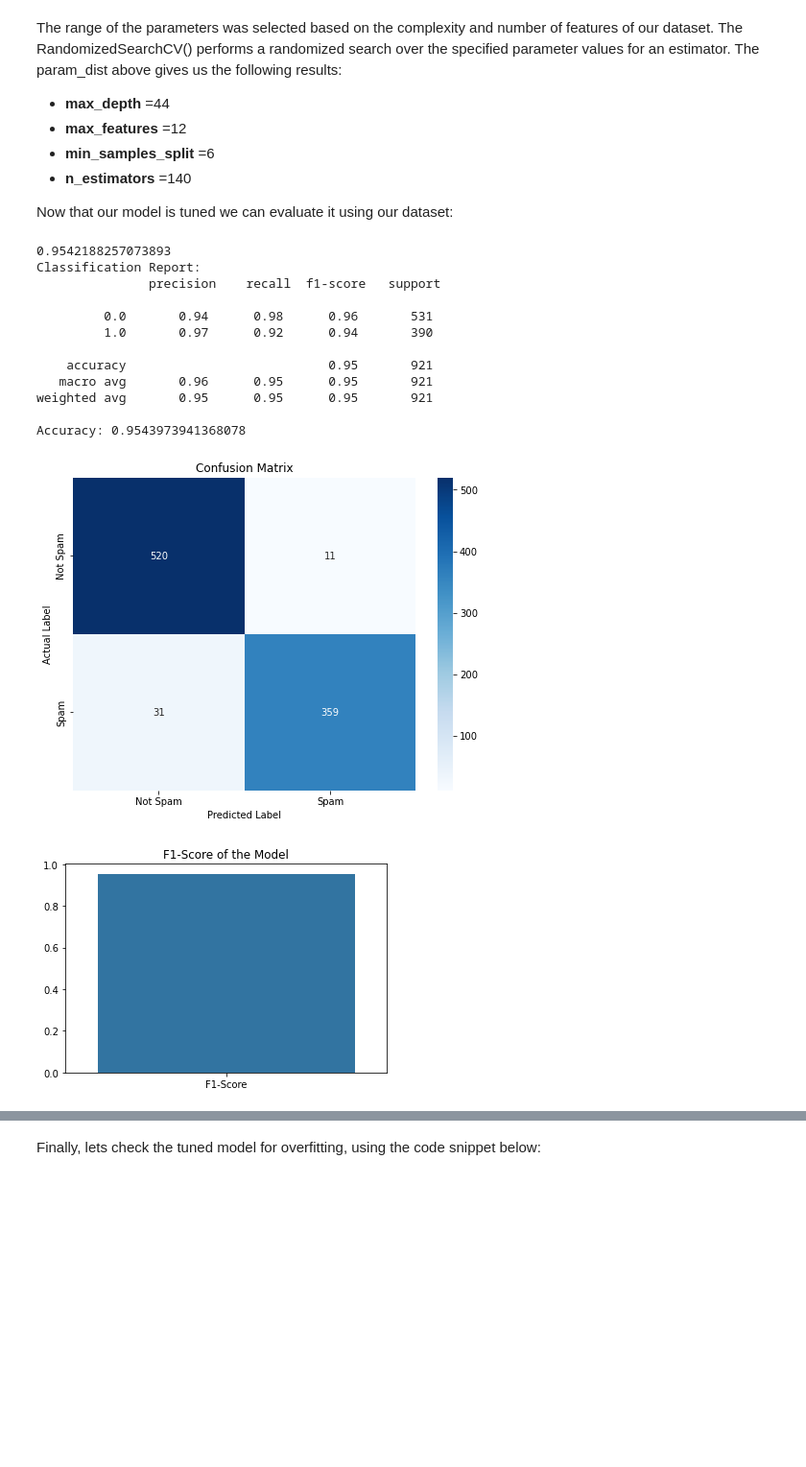
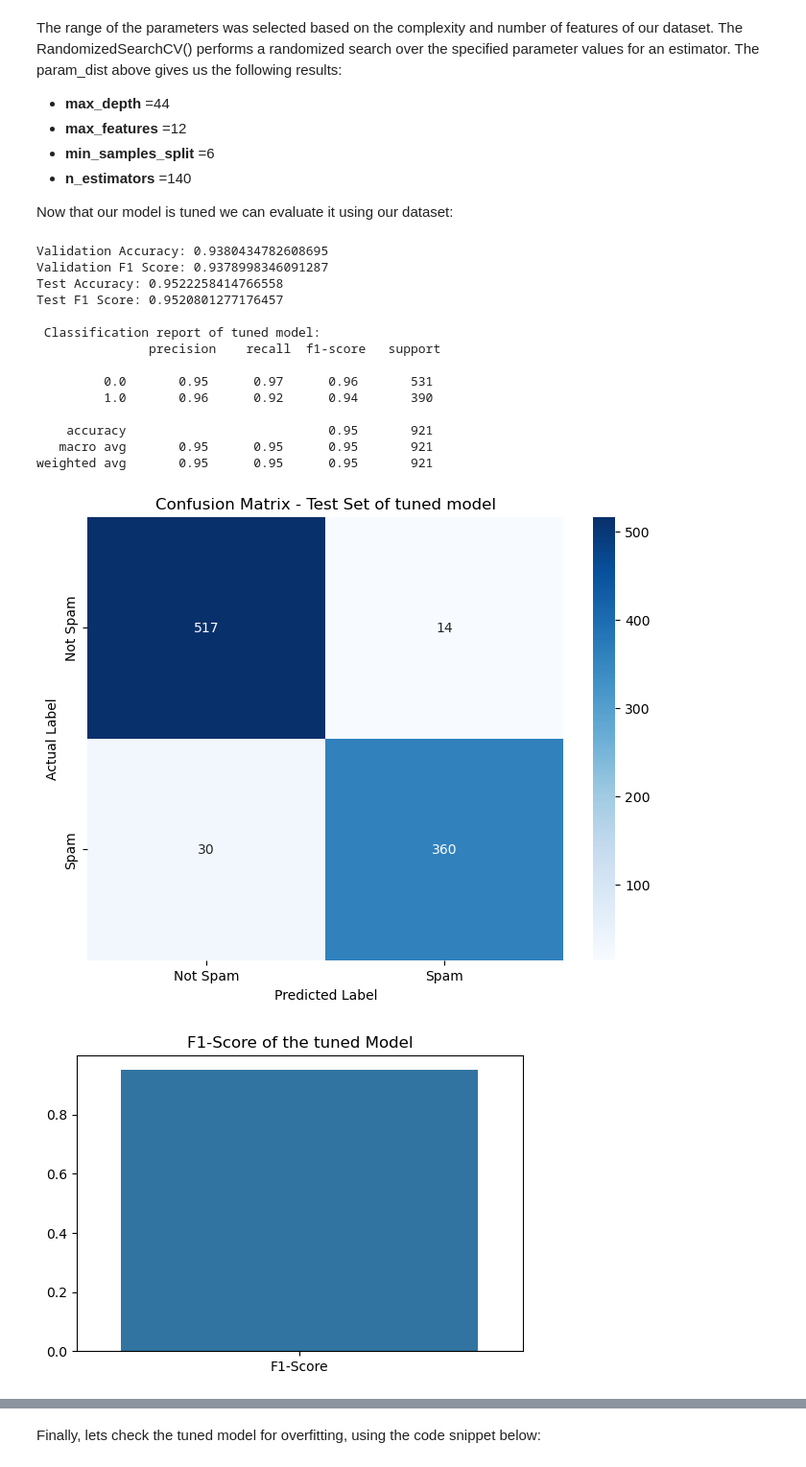
Before and after one commit to ChrysovalantisPsilos/MachineLearning, a Jupyter notebook: script.ipynb, the cells around one changed output, grey strips where cells are left out. Shown: that part at 96% size. Drawn from its saved outputs; the diff is of its cells as text; code cells hidden in the pictures; blank space fills up the shorter version.

Commit message:
updating models to make use of validation tests + introduced learning curves

```diff
--- a/script.ipynb
+++ b/script.ipynb
@@ -127,7 +131,13 @@ def load_data(filename):
     data = np.loadtxt(filename, delimiter=',')
     X = data[:,:57]
     y = data[:,57]
-    X_train, X_test, y_train, y_test = train_test_split(X,y,test_size=0.2, random_state=42)
-    return X_train, y_train, X_test, y_test
+   # Split the data into 80% for training + validation and 20% for testing
+    X_train_val, X_test, y_train_val, y_test = train_test_split(X, y, test_size=0.2, random_state=42)
 
-X_train, y_train, X_test, y_test = load_data("dataset/spambase_data")
+    # Split the 80% training + validation into 75% training and 25% validation
+    X_train, X_val, y_train, y_val = train_test_split(X_train_val, y_train_val, test_size=0.25, random_state=42)
+
+    return X_train, y_train, X_val, y_val, X_test, y_test
+
+# Use the updated function to load the data
+X_train, y_train, X_val, y_val, X_test, y_test = load_data("dataset/spambase_data")
@@ -581,54 +598,59 @@ The range of the parameters was selected based on the complexity and number of f
     </ul>
 Now that our model is tuned we can evaluate it using our dataset:
 # %%
+# Predict on the validation set using the best estimator
+y_val_pred = best_rf.predict(X_val)
+
+# Calculate metrics for the validation set
+val_accuracy = accuracy_score(y_val, y_val_pred)
+val_f1 = f1_score(y_val, y_val_pred, average='weighted')
+print("Validation Accuracy:", val_accuracy)
+print("Validation F1 Score:", val_f1)
+
 # Predict on the test set using the best estimator
-y_pred = best_rf.predict(X_test)
+y_test_pred = best_rf.predict(X_test)
 
-# Calculate the F1 score (weighted, because of class imbalance)
-f1 = f1_score(y_test, y_pred, average='weighted')
-print(f1)
+# Calculate metrics for the test set
+test_accuracy = accuracy_score(y_test, y_test_pred)
+test_f1 = f1_score(y_test, y_test_pred, average='weighted')
+print("Test Accuracy:", test_accuracy)
+print("Test F1 Score:", test_f1)
 
-# Calculate the overall accuracy
-accuracy = accuracy_score(y_test, y_pred)
+#Classification report
+classification_rep = classification_report(y_test, y_test_pred)
+print("\n Classification report of tuned model: \n", classification_rep)
 
-# Generate the classification report
-class_report = classification_report(y_test, y_pred)
-
-# Generate the confusion matrix
-conf_matrix = confusion_matrix(y_test, y_pred)
-
-# Print the classification report and accuracy
-print("Classification Report:\n", class_report)
-print("Accuracy:", accuracy)
-
-# Plot the confusion matrix
+# Generate and plot confusion matrix for test set
+conf_matrix = confusion_matrix(y_test, y_test_pred)
 plt.figure(figsize=(8, 6))
-sns.heatmap(conf_matrix, annot=True, fmt='g', cmap='Blues', xticklabels=['Not Spam', 'Spam'], yticklabels=['Not Spam', 'Spam'])
-plt.title('Confusion Matrix')
+sns.heatmap(conf_matrix, annot=True, fmt='d', cmap='Blues', xticklabels=['Not Spam', 'Spam'], yticklabels=['Not Spam', 'Spam'])
+plt.title('Confusion Matrix - Test Set of tuned model')
 plt.ylabel('Actual Label')
 plt.xlabel('Predicted Label')
 plt.show()
 
-# Plot the F1-score
+#f1 score
 plt.figure(figsize=(6, 4))
-sns.barplot(x=['F1-Score'], y=[f1])
-plt.title('F1-Score of the Model')
+sns.barplot(x=['F1-Score'], y=[test_f1])
+plt.title('F1-Score of the tuned Model')
 plt.show()
 # %% [output]
-0.9542188257073893
-Classification Report:
+Validation Accuracy: 0.9380434782608695
+Validation F1 Score: 0.9378998346091287
+Test Accuracy: 0.9522258414766558
+Test F1 Score: 0.9520801277176457
+
+ Classification report of tuned model:
                precision    recall  f1-score   support
 
-         0.0       0.94      0.98      0.96       531
-         1.0       0.97      0.92      0.94       390
+         0.0       0.95      0.97      0.96       531
+         1.0       0.96      0.92      0.94       390
 
     accuracy                           0.95       921
-   macro avg       0.96      0.95      0.95       921
+   macro avg       0.95      0.95      0.95       921
 weighted avg       0.95      0.95      0.95       921
-
-Accuracy: 0.9543973941368078
-[figure, old version]
+[figure, new version]
-[figure, old version]
+[figure, new version]
 # %% [markdown]
 Lets summarize everything we know:
 <br>
```
Also changed, not shown: parts of 23 cells of this notebook.
